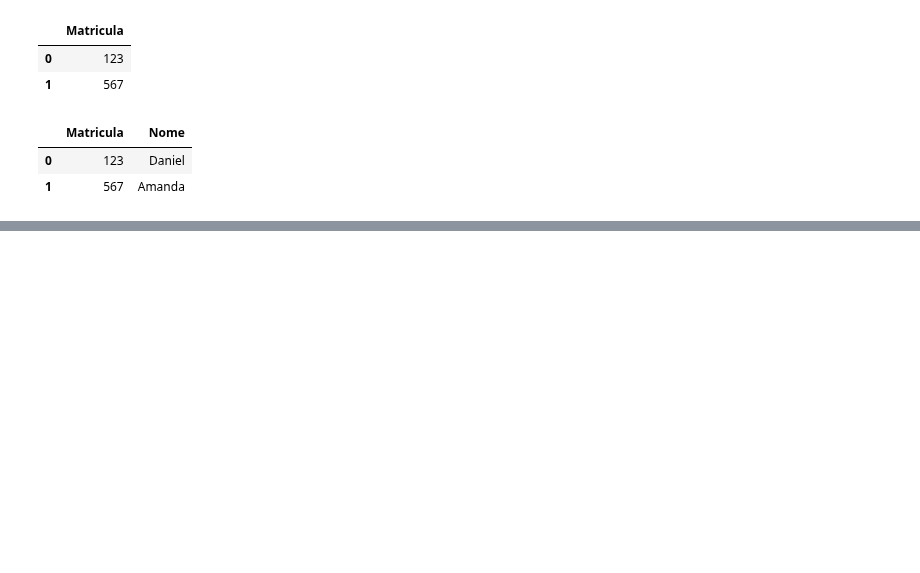
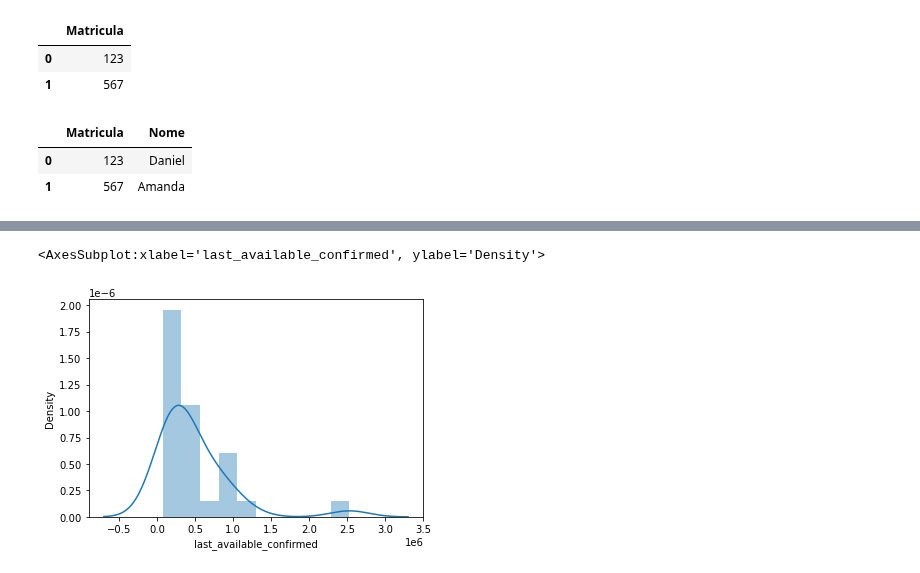
Before and after one commit to vladimiralencar/Alunos-UEPB-TopicosEspeciaisEmBancoDeDados, a Jupyter notebook: Python-Para-Analise-de-Dados/Aula-03-06-Abril-2021-Dataframes-Leitura-Manipulacao-EstatisticaDescritiva-Turma-NOITE-2021.ipynb, the cells around one changed output, grey strips where cells are left out. Saved outputs shown, nothing was run; the diff lists cells and outputs as text; code cells hidden in the pictures; blank space fills up the shorter version.

```diff
--- a/Python-Para-Analise-de-Dados/Aula-03-06-Abril-2021-Dataframes-Leitura-Manipulacao-EstatisticaDescritiva-Turma-NOITE-2021.ipynb
+++ b/Python-Para-Analise-de-Dados/Aula-03-06-Abril-2021-Dataframes-Leitura-Manipulacao-EstatisticaDescritiva-Turma-NOITE-2021.ipynb
@@ -21,0 +140,5 @@ df
+# %%
+sns.distplot(dfe.last_available_confirmed)
+# %% [output]
+<AxesSubplot:xlabel='last_available_confirmed', ylabel='Density'>
+[figure, added]
```
Also changed, not shown: parts of 38 cells of this notebook.
